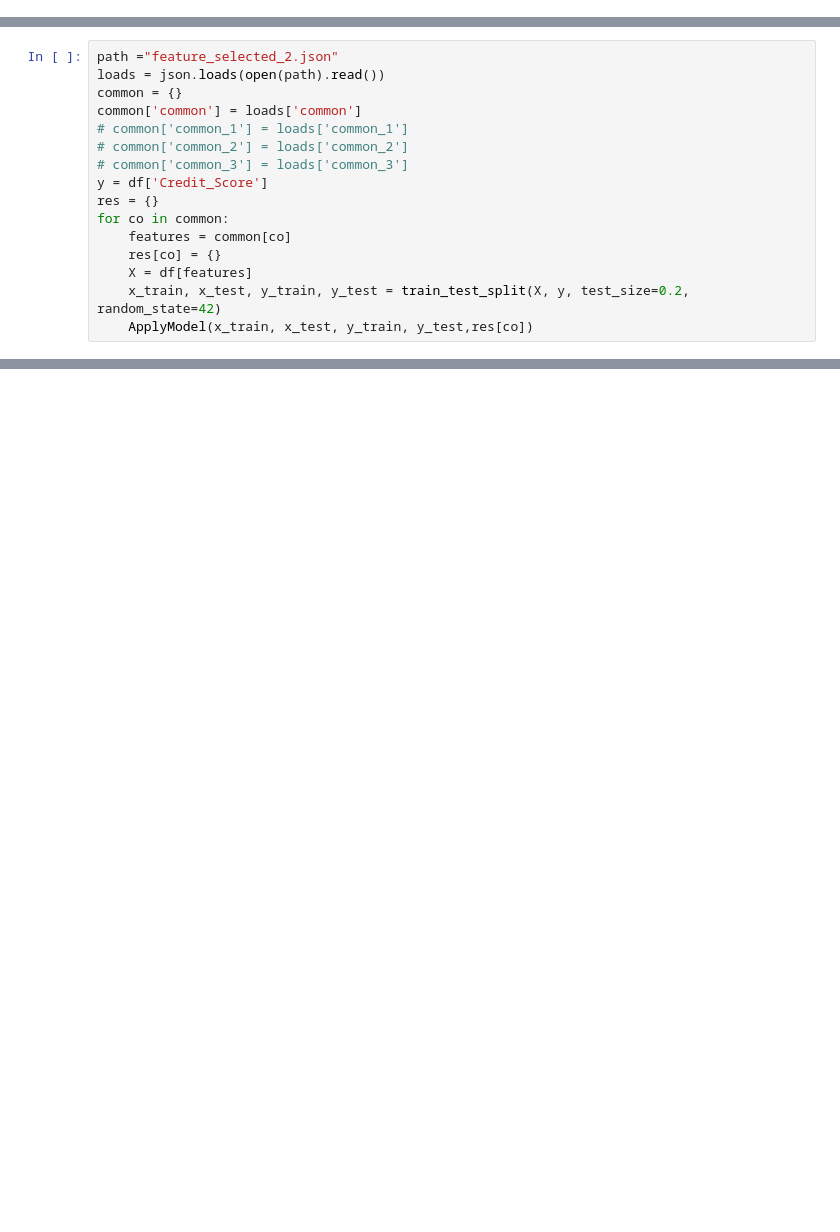
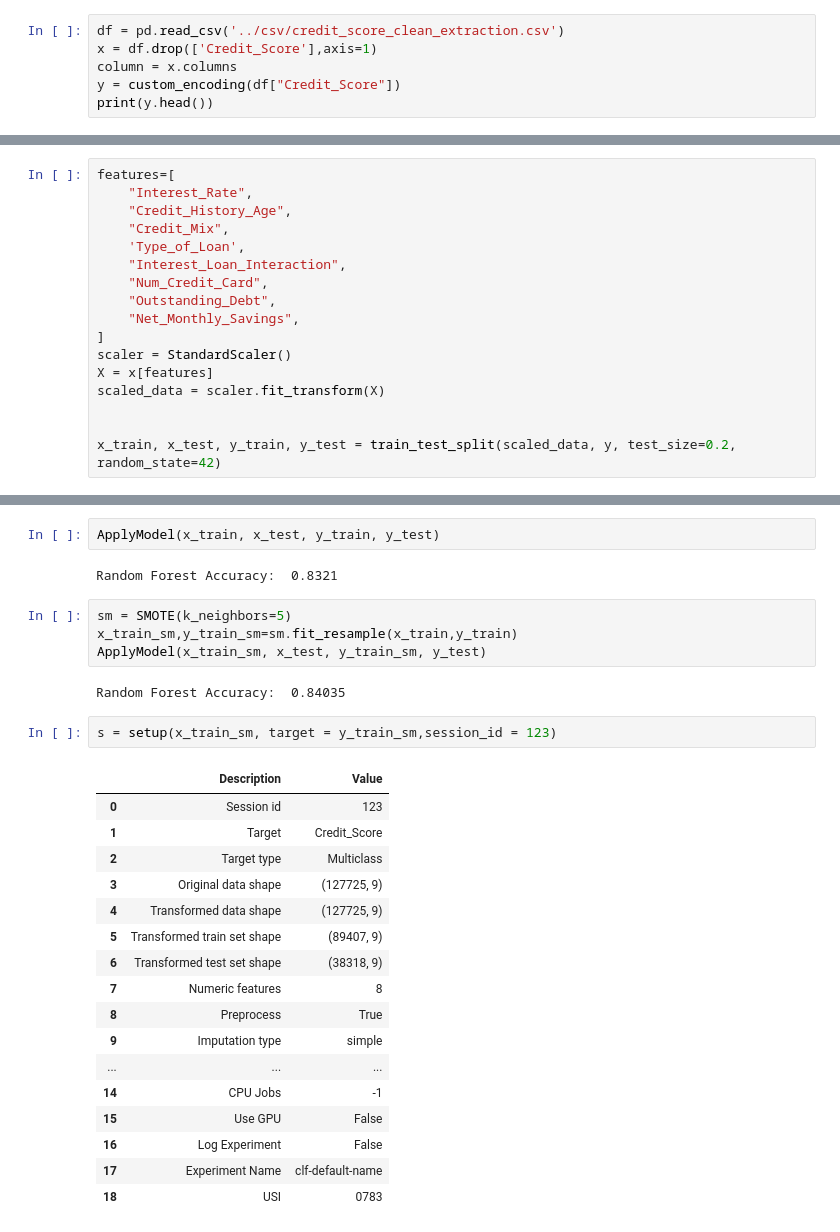
Before and after one commit to yaseen1998/AI_Orange_Course, a Jupyter notebook: Assigment_2/models_regression.ipynb, the cells around one changed output, grey strips where cells are left out. Saved outputs shown, nothing was run; the diff lists cells and outputs as text; blank space fills up the shorter version.

```diff
--- a/Assigment_2/models_regression.ipynb
+++ b/Assigment_2/models_regression.ipynb
@@ -41,0 +23,6 @@ def ApplyModel(X_train, X_test, y_train, y_test,res):
+# %%
+df = pd.read_csv('../csv/credit_score_clean_extraction.csv')
+x = df.drop(['Credit_Score'],axis=1)
+column = x.columns
+y = custom_encoding(df["Credit_Score"])
+print(y.head())
@@ -42 +101,18 @@ def ApplyModel(X_train, X_test, y_train, y_test,res):
+# %%
+features=[
+    "Interest_Rate",
+    "Credit_History_Age",
+    "Credit_Mix",
+    'Type_of_Loan',
+    "Interest_Loan_Interaction",
+    "Num_Credit_Card",
+    "Outstanding_Debt",
+    "Net_Monthly_Savings",
+]
+scaler = StandardScaler()
+X = x[features]
+scaled_data = scaler.fit_transform(X)
+
+
+x_train, x_test, y_train, y_test = train_test_split(scaled_data, y, test_size=0.2, random_state=42)
 # %%
@@ -48,17 +123 @@ def ApplyModel(x_train, x_test, y_train, y_test,res):
     print("Random Forest Accuracy: ", accuracy_score(y_test, y_pred))
-# %%
-path ="feature_selected_2.json"
-loads = json.loads(open(path).read())
-common = {}
-common['common'] = loads['common']
-# common['common_1'] = loads['common_1']
-# common['common_2'] = loads['common_2']
-# common['common_3'] = loads['common_3']
-y = df['Credit_Score']
-res = {}
-for co in common:
-    features = common[co]
-    res[co] = {}
-    X = df[features]
-    x_train, x_test, y_train, y_test = train_test_split(X, y, test_size=0.2, random_state=42)
-    ApplyModel(x_train, x_test, y_train, y_test,res[co])
@@ -81,0 +124,30 @@ print(result)
+# %%
+ApplyModel(x_train, x_test, y_train, y_test)
+# %% [output]
+Random Forest Accuracy:  0.8321
+# %%
+sm = SMOTE(k_neighbors=5)
+x_train_sm,y_train_sm=sm.fit_resample(x_train,y_train)
+ApplyModel(x_train_sm, x_test, y_train_sm, y_test)
+# %% [output]
+Random Forest Accuracy:  0.84035
+# %%
+s = setup(x_train_sm, target = y_train_sm,session_id = 123)
+# %% [output]
+|  | Description | Value |
+| 0 | Session id | 123 |
+| 1 | Target | Credit_Score |
+| 2 | Target type | Multiclass |
+| 3 | Original data shape | (127725, 9) |
+| 4 | Transformed data shape | (127725, 9) |
+| 5 | Transformed train set shape | (89407, 9) |
+| 6 | Transformed test set shape | (38318, 9) |
+| 7 | Numeric features | 8 |
+| 8 | Preprocess | True |
+| 9 | Imputation type | simple |
+| ... | ... | ... |
+| 14 | CPU Jobs | -1 |
+| 15 | Use GPU | False |
+| 16 | Log Experiment | False |
+| 17 | Experiment Name | clf-default-name |
+| 18 | USI | 0783 |
```
Also changed, not shown: parts of 14 cells of this notebook, 7 other files.
